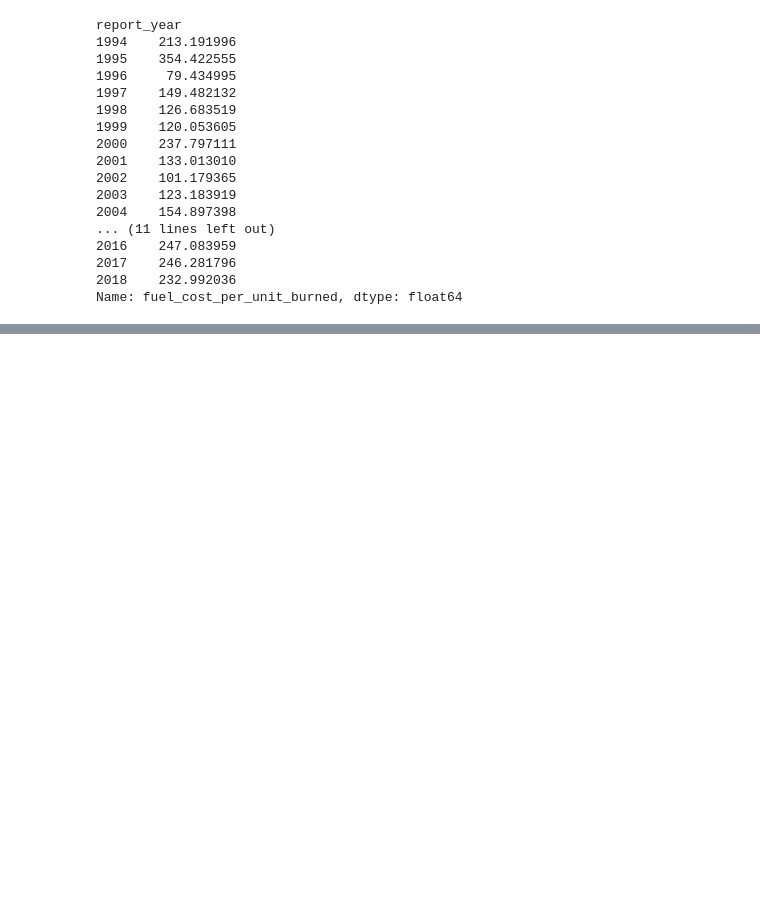
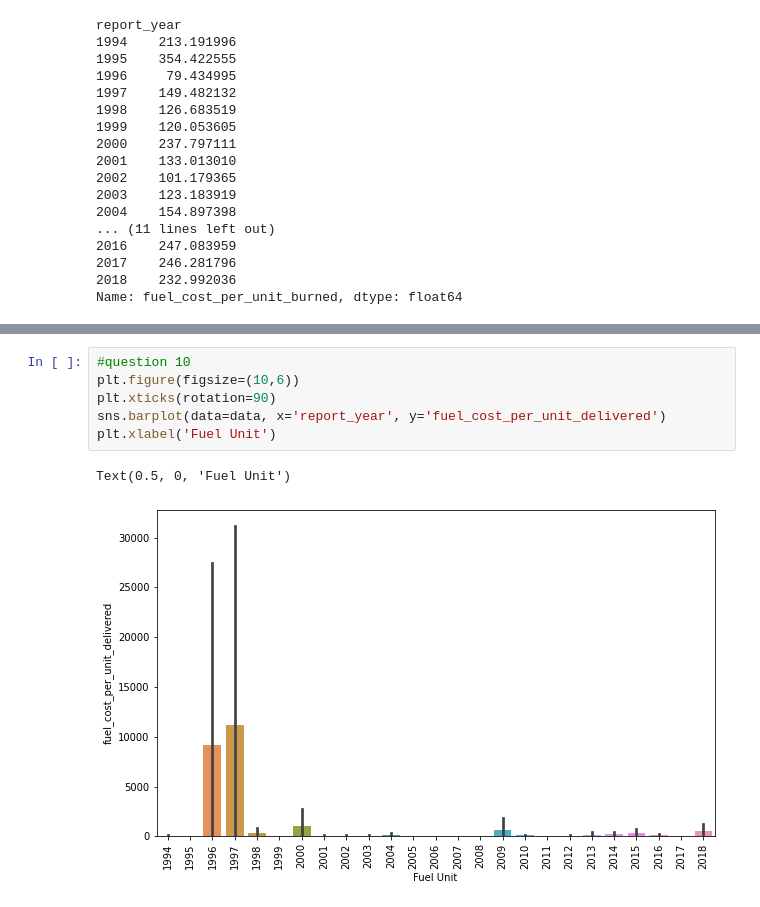
Before and after one commit to TBAJ/notebook, a Jupyter notebook: Untitled1.ipynb, the cells around one changed output, grey strips where cells are left out. Drawn from its saved outputs; the diff is of its cells as text; blank space fills up the shorter version.

```diff
--- a/Untitled1.ipynb
+++ b/Untitled1.ipynb
@@ -139,0 +288,9 @@ Name: fuel_cost_per_unit_burned, dtype: float64
+# %%
+#question 10
+plt.figure(figsize=(10,6))
+plt.xticks(rotation=90)
+sns.barplot(data=data, x='report_year', y='fuel_cost_per_unit_delivered')
+plt.xlabel('Fuel Unit')
+# %% [output]
+Text(0.5, 0, 'Fuel Unit')
+[figure, added]
```
Also changed, not shown: parts of 19 cells of this notebook.
